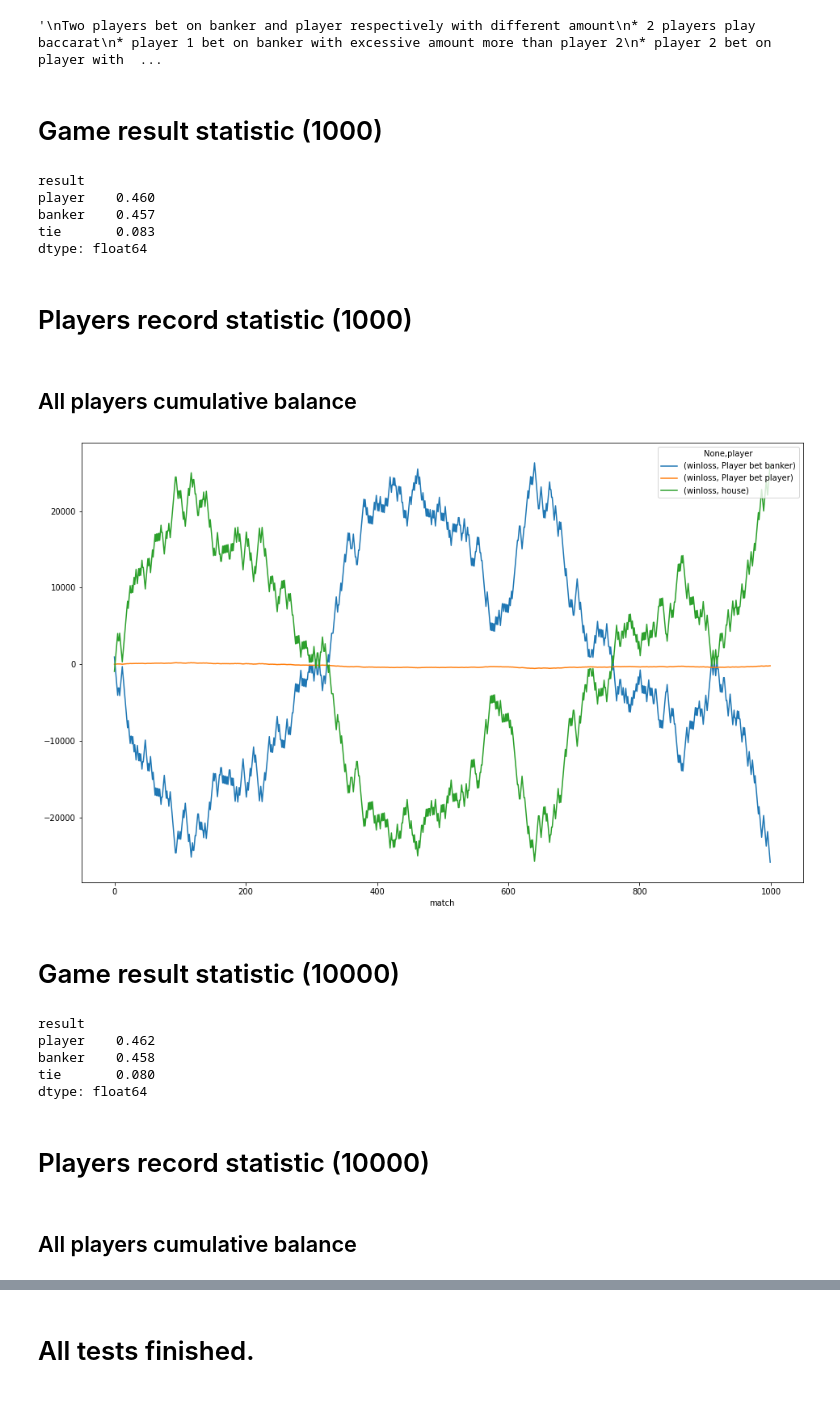
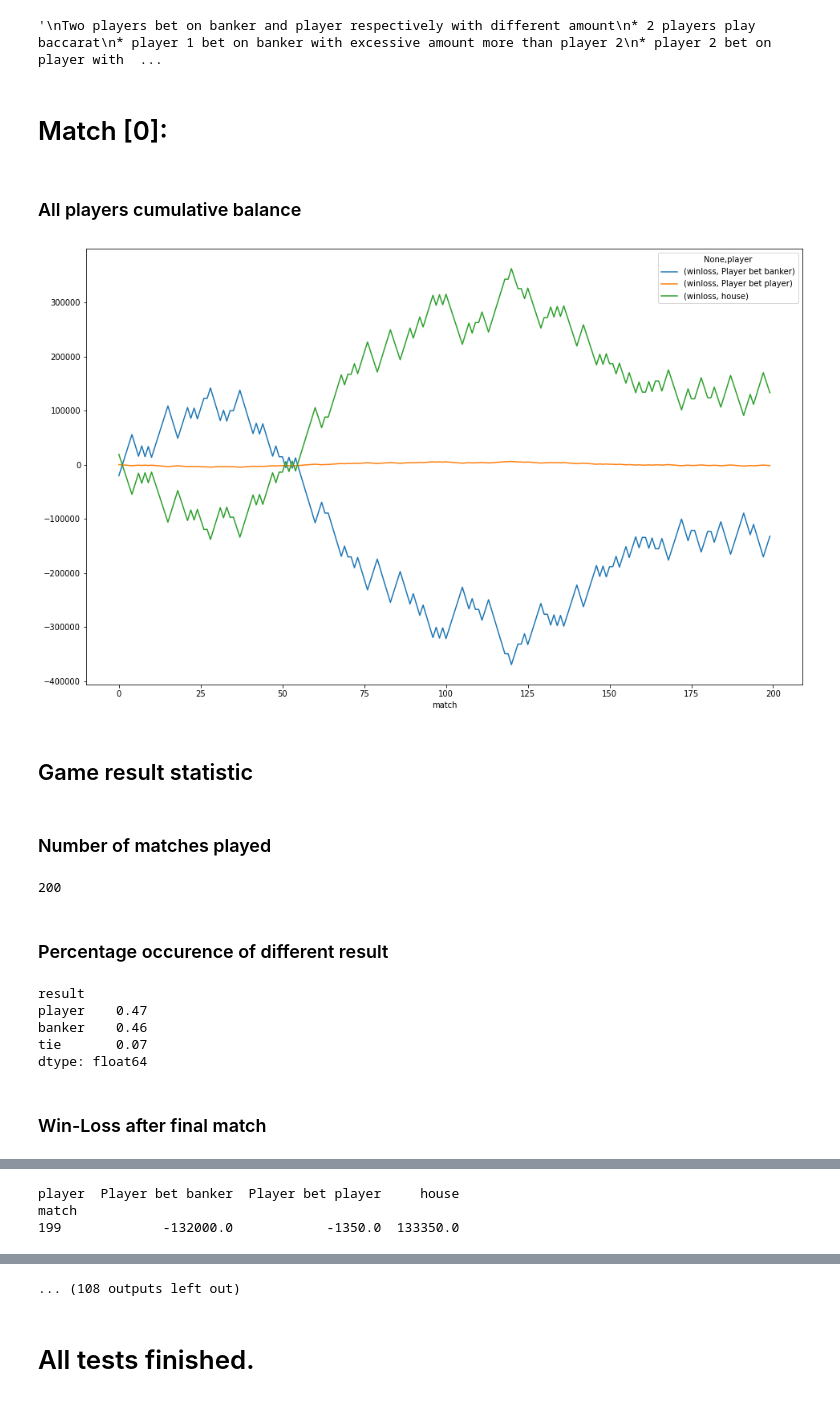
Before and after one commit to chingkamhing/baccarat-probability, a Jupyter notebook: baccarat-probability.ipynb, the cells around one changed output, grey strips where cells are left out. Saved outputs shown, nothing was run; the diff lists cells and outputs as text; code cells hidden in the pictures.

Commit message:
- add more statistic - change the bet amount to 500 and 20,000 each to make the difference larger - change to test 200 matches each test

```diff
--- a/baccarat-probability.ipynb
+++ b/baccarat-probability.ipynb
@@ -111,60 +111,62 @@ class Baccarat:
         return df
 
 def show_result(bet_record_df):
-    player_group = bet_record_df.groupby('player')
-    num_matches = player_group.get_group('house')['match'].count()
-
-    # show statistic
-    display(HTML('<h1>Game result statistic ({0})</h1>'.format(num_matches)))
-    print(player_group.get_group('house').value_counts(['result'], normalize=True))
-
     # plot balanace
-    display(HTML('<h1>Players record statistic ({0})</h1>'.format(num_matches)))
+    display(HTML('<h3>All players cumulative balance</h3>'))
     df_winloss = bet_record_df[['match', 'player', 'winloss']]
     df = df_winloss.pivot(index=['match'], columns=['player'], values=['winloss'])
-    display(HTML('<h2>All players cumulative balance</h2>'))
     df_cumsum_all = df.cumsum()
     df_cumsum_all.plot(figsize=(FIG_WIDTH, FIG_HEIGHT))
     plt.show()
-    # display(HTML('<h2>House cumulative balance</h2>'))
+    # display(HTML('<h3>House cumulative balance</h3>'))
     # df_cumsum_1 = df_cumsum_all['winloss']['house']
     # df_cumsum_1.plot(figsize=(FIG_WIDTH, FIG_HEIGHT))
     # plt.show()
+
+    # show statistic
+    display(HTML('<h2>Game result statistic</h2>'))
+    display(HTML('<h3>Number of matches played</h3>'))
+    player_group = bet_record_df.groupby('player')
+    num_matches = player_group.get_group('house')['match'].count()
+    print(num_matches)
+    display(HTML('<h3>Percentage occurence of different result</h3>'))
+    print(player_group.get_group('house').value_counts(['result'], normalize=True))
+    display(HTML('<h3>Win-Loss after final match</h3>'))
+    print(df_cumsum_all['winloss'].iloc[[-1]])
+    display(HTML('<h3>Max draw-down</h3>'))
+    print(df_cumsum_all['winloss'].min())
 # %%
 # define 2 players and their bet hand and amount
 bets = [
-    {'bet': BET_BANKER, 'amount': 1000},
-    {'bet': BET_PLAYER, 'amount': 10},
+    {'bet': BET_BANKER, 'amount': 20000},
+    {'bet': BET_PLAYER, 'amount': 500},
 ]
 
 # test cases of number of matches to play
-test_matches = [1000, 10000, 100000]
+test_matches = [200 for _ in range(10)]
 
-for num_matches in test_matches:
+for imatch, num_matches in enumerate(test_matches):
+    display(HTML('<h1>Match [{0}]:</h1>'.format(imatch)))
     player = {i: Player("Player bet {0}".format(bet['bet']), initial_balance) for i, bet in enumerate(bets)}
     baccarat = Baccarat(player, probability_banker, probability_player, probability_tie)
     for i, bet in enumerate(bets):
         player[i].place_bet(bet['bet'], bet['amount'])
     for i in range(num_matches):
         result = baccarat.deal()
         baccarat.conclude(result)
     bet_record_df = baccarat.df()
     show_result(bet_record_df)
 # %% [output]
-Game result statistic (1000)
+Match [0]:
+All players cumulative balance
+[figure, new version]
+Game result statistic
+Number of matches played
-result
-player    0.460
-banker    0.457
-tie       0.083
-dtype: float64
+200
-Players record statistic (1000)
-All players cumulative balance
-[figure, old version]
-Game result statistic (10000)
+Percentage occurence of different result
 result
-player    0.462
-banker    0.458
-tie       0.080
+player    0.47
+banker    0.46
+tie       0.07
 dtype: float64
-Players record statistic (10000)
-All players cumulative balance
+Win-Loss after final match
@@ -171,0 +173,3 @@ All players cumulative balance
+player  Player bet banker  Player bet player     house
+match
+199             -132000.0            -1350.0  133350.0
@@ -179,3 +182,4 @@ dtype: float64
+... (108 outputs left out)
 # %%
 display(HTML('<h1>All tests finished.</h1>'))
 # %% [output]
```
Also changed, not shown: parts of 3 cells of this notebook, 1 other file.
